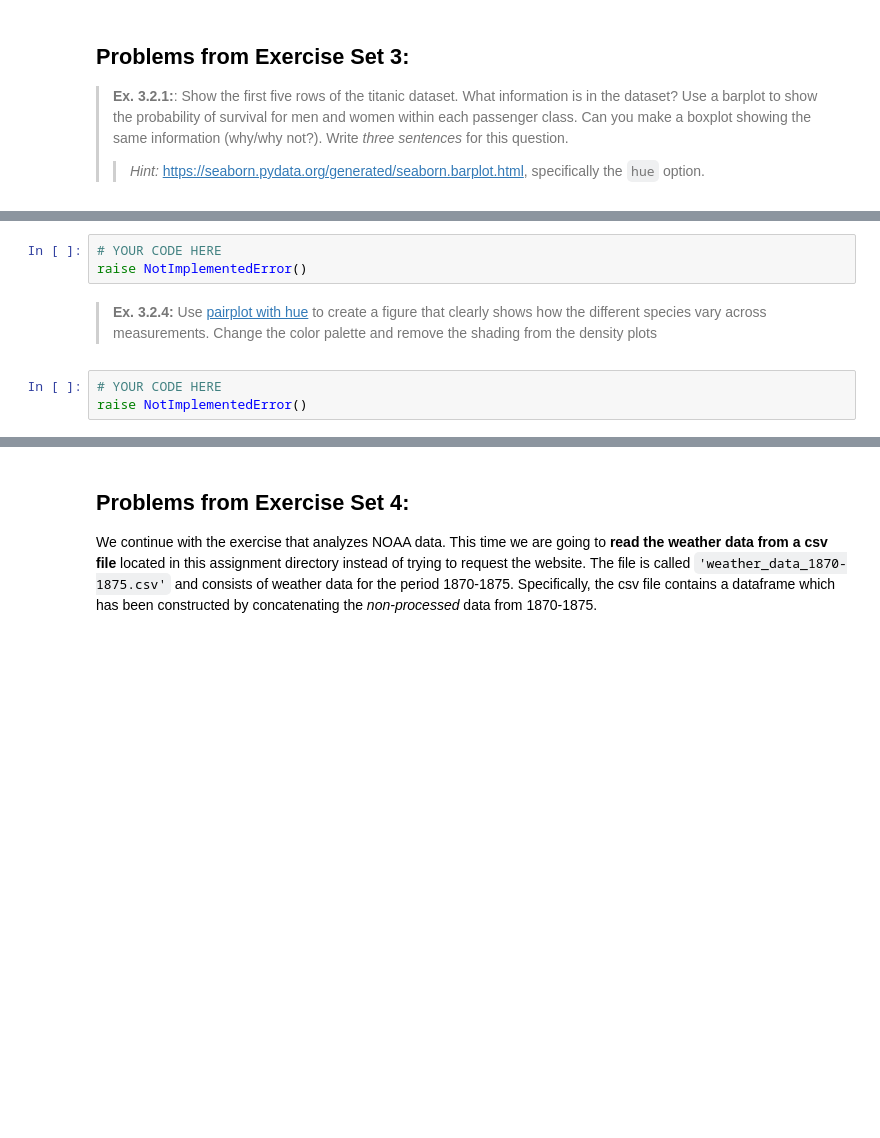
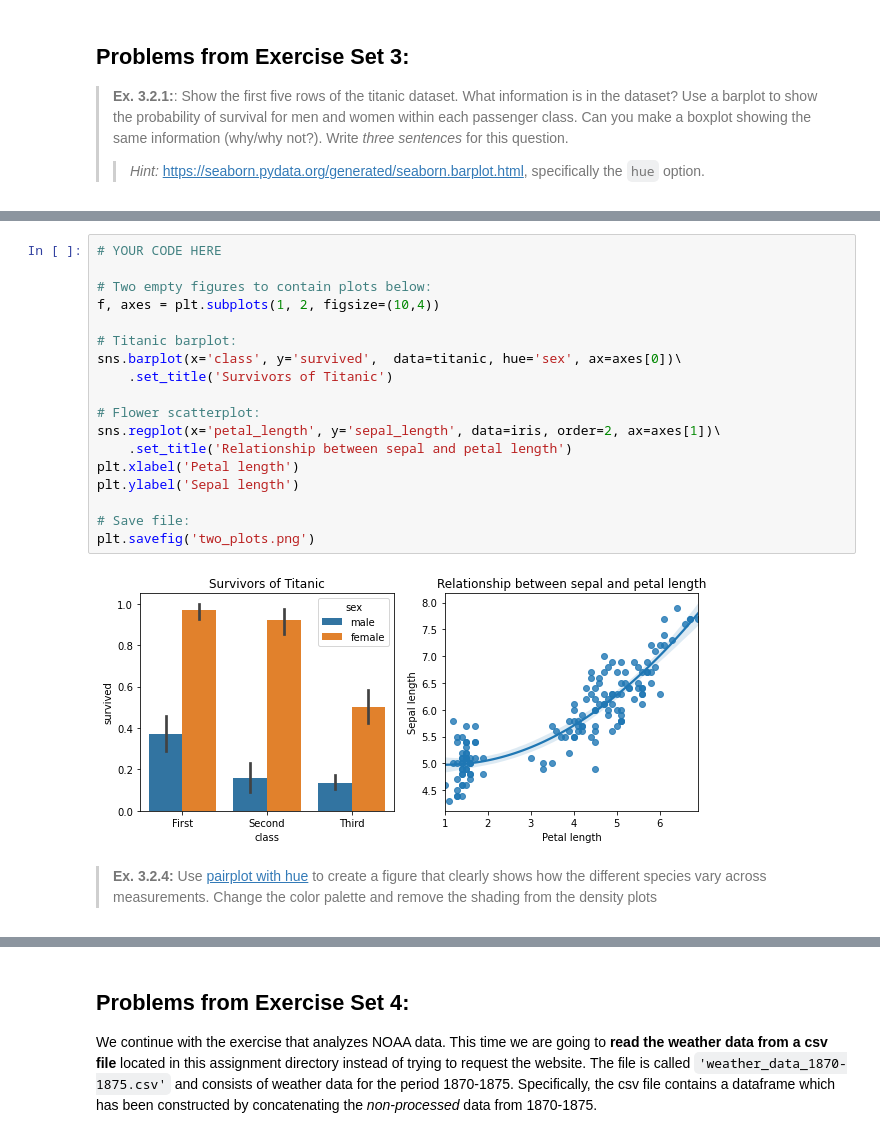
Before and after one commit to annalundsoe/SocialDataScience, a Jupyter notebook: assignment_1.ipynb, the cells around one changed output, grey strips where cells are left out. Drawn from its saved outputs; the diff is of its cells as text; blank space fills up the shorter version.

```diff
--- a/assignment_1.ipynb
+++ b/assignment_1.ipynb
@@ -38,11 +112,25 @@ raise NotImplementedError()
 >
 > Save the figure as a png file in this on your computer named `two_plots.png`.
 >> _Hint:_ See [this question](https://stackoverflow.com/questions/41384040/subplot-for-seaborn-boxplot) on stackoverflow for inspiration.
-# %%
-# YOUR CODE HERE
-raise NotImplementedError()
+# %%
+# YOUR CODE HERE
+
+# Two empty figures to contain plots below:
+f, axes = plt.subplots(1, 2, figsize=(10,4))
+
+# Titanic barplot:
+sns.barplot(x='class', y='survived',  data=titanic, hue='sex', ax=axes[0])\
+    .set_title('Survivors of Titanic')
+
+# Flower scatterplot:
+sns.regplot(x='petal_length', y='sepal_length', data=iris, order=2, ax=axes[1])\
+    .set_title('Relationship between sepal and petal length')
+plt.xlabel('Petal length')
+plt.ylabel('Sepal length')
+
+# Save file:
+plt.savefig('two_plots.png')
+# %% [output]
+[figure, added]
 # %% [markdown]
 > **Ex. 3.2.4:** Use [pairplot with hue](https://seaborn.pydata.org/generated/seaborn.pairplot.html) to create a figure that clearly shows how the different species vary across measurements. Change the color palette and remove the shading from the density plots
-# %%
-# YOUR CODE HERE
-raise NotImplementedError()
```
Also changed, not shown: parts of 5 cells of this notebook, 3 other files.
